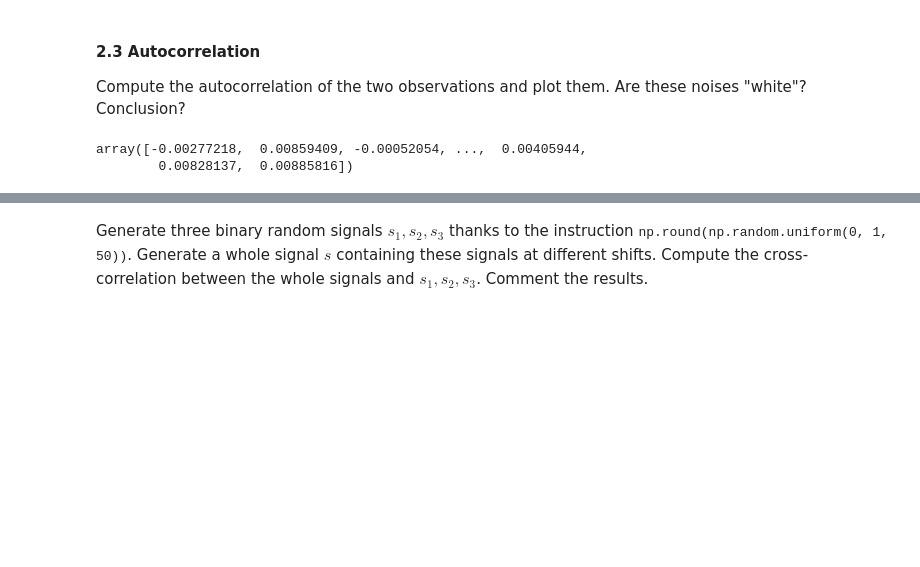
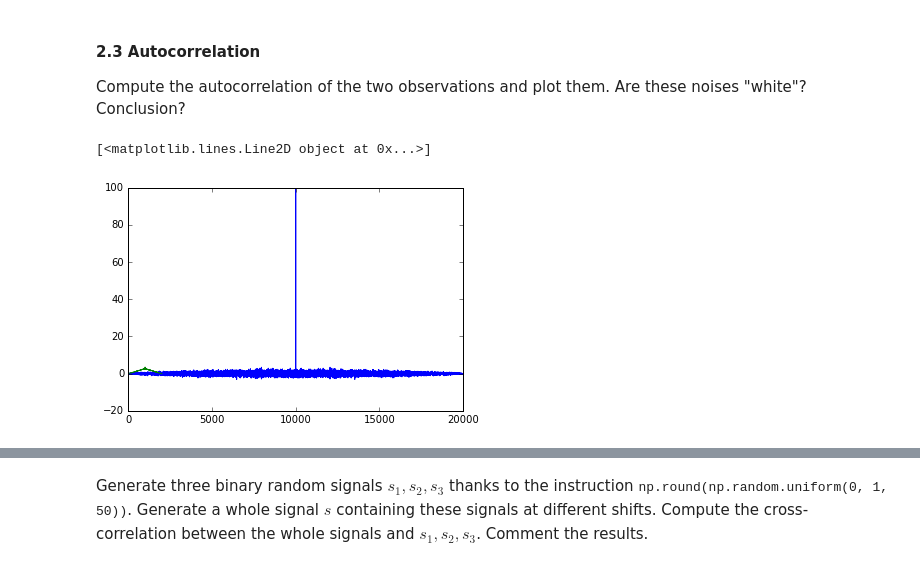
Before and after one commit to AnirudhPuligandla/DSP-TP-1617, a Jupyter notebook: Lab1/python/Lab1.ipynb, the cells around one changed output, grey strips where cells are left out. Cells and saved outputs as stored; diff of their text form; code cells hidden in the pictures; blank space fills up the shorter version.

```diff
--- a/Lab1/python/Lab1.ipynb
+++ b/Lab1/python/Lab1.ipynb
@@ -266,7 +273,8 @@ n, bins, patches = plt.hist(u_n, 50, normed=1, alpha=0.25)
 Compute the autocorrelation of the two observations and plot them. Are these noises "white"? Conclusion?
 # %%
 # Compute the autocorrelation of Gaussian observations
-np.correlate(x_n, u_n, "full")
+g_a = np.correlate(x_n, x_n, "full")
+plt.plot(g_a)
 # %% [output]
-array([-0.00277218,  0.00859409, -0.00052054, ...,  0.00405944,
-        0.00828137,  0.00885816])
+[<matplotlib.lines.Line2D object at 0x...>]
+[figure, added]
```
Also changed, not shown: parts of 14 cells of this notebook.
